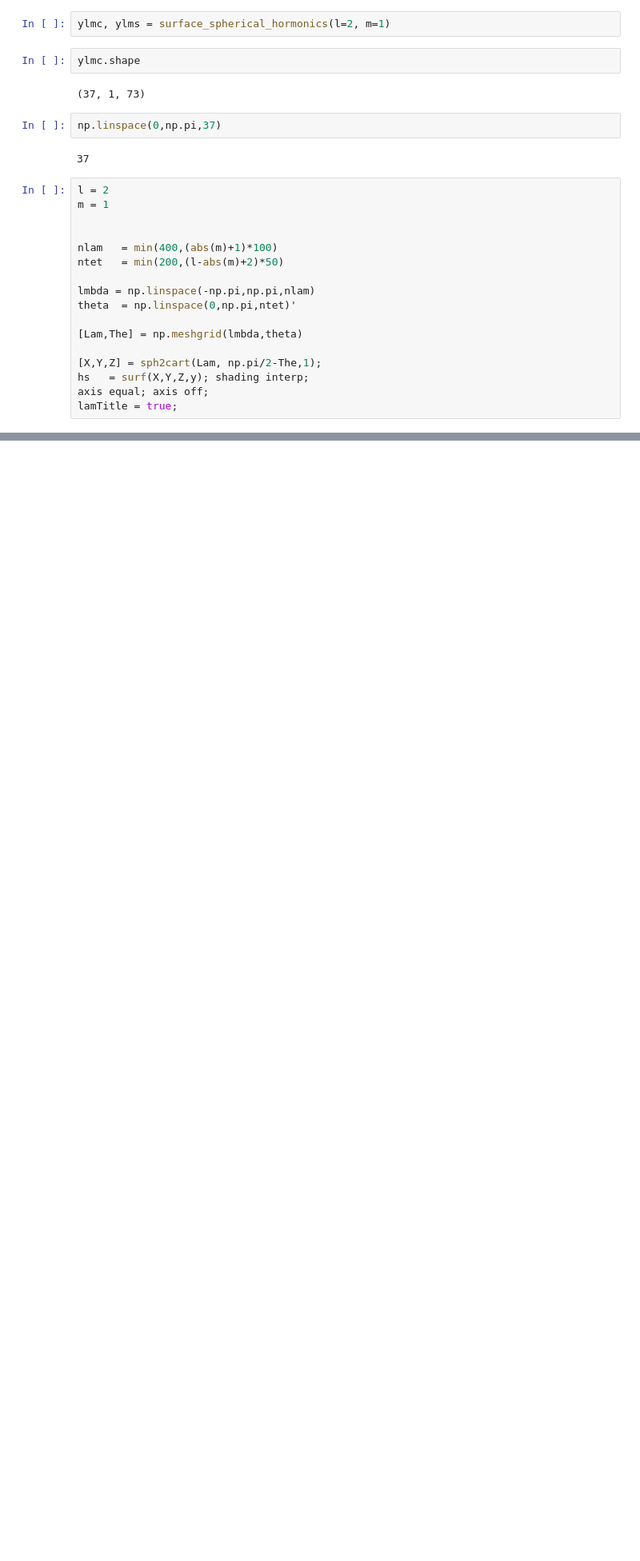
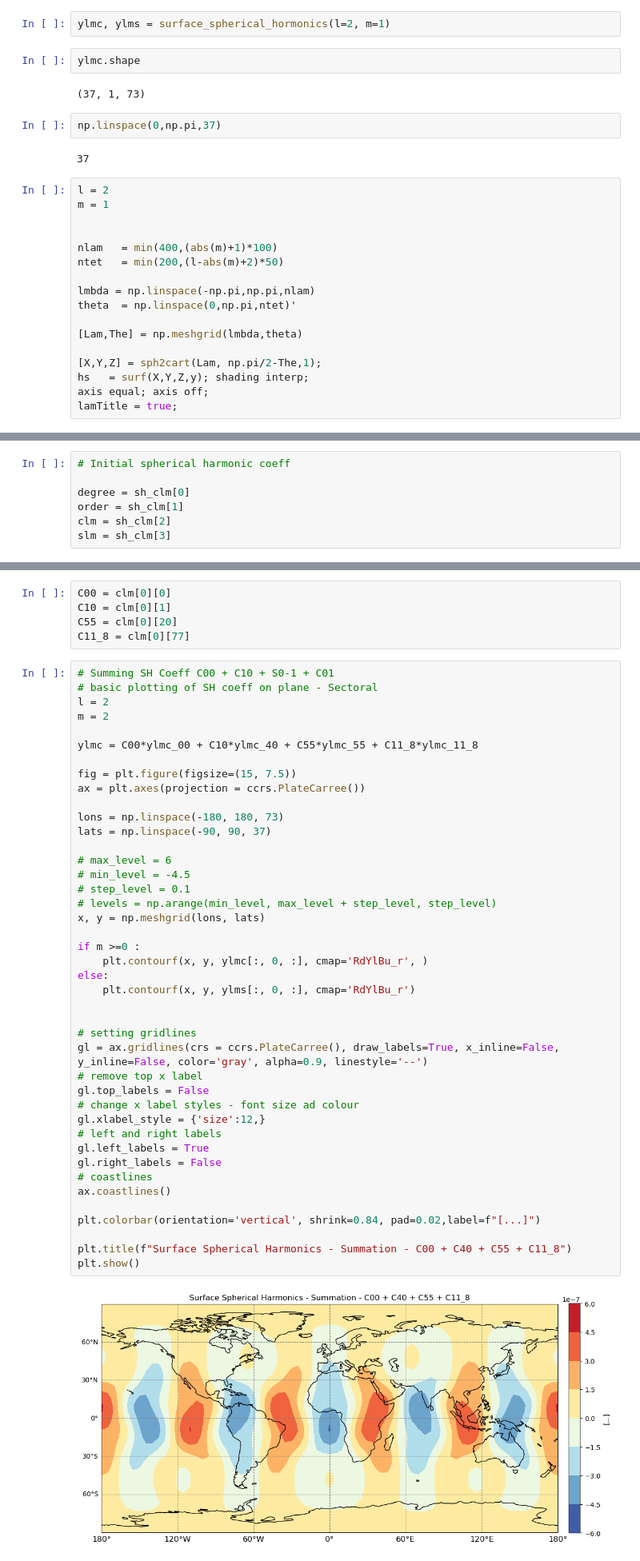
Before and after one commit to GESS-research-group/pyshbundle, a Jupyter notebook: notebooks/test_pyshbundle.ipynb, the cells around one changed output, grey strips where cells are left out. Shown at 80% size. Saved outputs shown, nothing was run; the diff lists cells and outputs as text; blank space fills up the shorter version.

```diff
--- a/notebooks/test_pyshbundle.ipynb
+++ b/notebooks/test_pyshbundle.ipynb
@@ -1367,0 +1376,7 @@ plt.show()
+# %%
+# Initial spherical harmonic coeff
+
+degree = sh_clm[0]
+order = sh_clm[1]
+clm = sh_clm[2]
+slm = sh_clm[3]
@@ -1367,0 +1387,49 @@ plt.show()
+# %%
+C00 = clm[0][0]
+C10 = clm[0][1]
+C55 = clm[0][20]
+C11_8 = clm[0][77]
+# %%
+# Summing SH Coeff C00 + C10 + S0-1 + C01
+# basic plotting of SH coeff on plane - Sectoral
+l = 2
+m = 2
+
+ylmc = C00*ylmc_00 + C10*ylmc_40 + C55*ylmc_55 + C11_8*ylmc_11_8
+
+fig = plt.figure(figsize=(15, 7.5))
+ax = plt.axes(projection = ccrs.PlateCarree())
+
+lons = np.linspace(-180, 180, 73)
+lats = np.linspace(-90, 90, 37)
+
+# max_level = 6
+# min_level = -4.5
+# step_level = 0.1
+# levels = np.arange(min_level, max_level + step_level, step_level)
+x, y = np.meshgrid(lons, lats)
+
+if m >=0 :
+    plt.contourf(x, y, ylmc[:, 0, :], cmap='RdYlBu_r', )
+else:
+    plt.contourf(x, y, ylms[:, 0, :], cmap='RdYlBu_r')
+
+
+# setting gridlines
+gl = ax.gridlines(crs = ccrs.PlateCarree(), draw_labels=True, x_inline=False, y_inline=False, color='gray', alpha=0.9, linestyle='--')
+# remove top x label
+gl.top_labels = False
+# change x label styles - font size ad colour
+gl.xlabel_style = {'size':12,}
+# left and right labels
+gl.left_labels = True
+gl.right_labels = False
+# coastlines
+ax.coastlines()
+
+plt.colorbar(orientation='vertical', shrink=0.84, pad=0.02,label=f"[...]")
+
+plt.title(f"Surface Spherical Harmonics - Summation - C00 + C40 + C55 + C11_8")
+plt.show()
+# %% [output]
+[figure, added]
```
Also changed, not shown: parts of 7 cells of this notebook.
